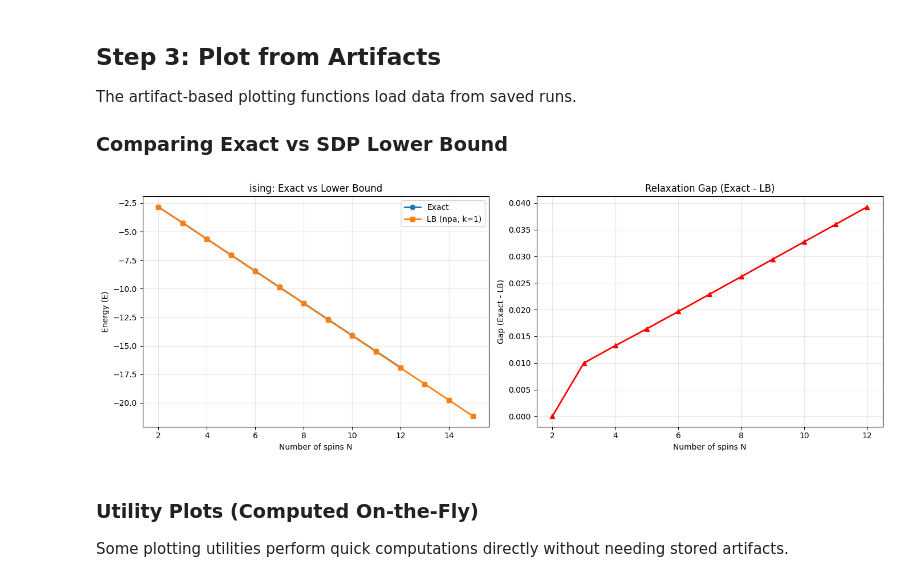
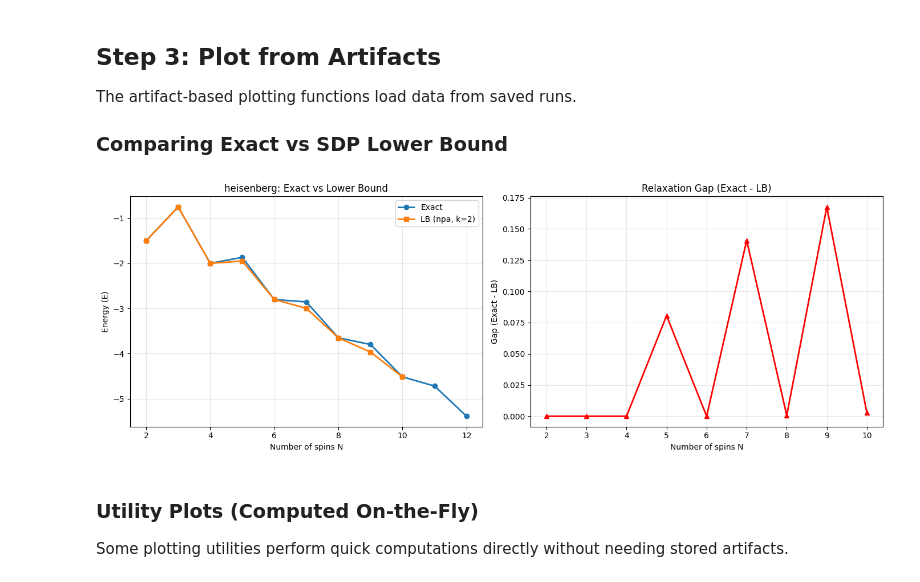
Before and after one commit to Ciscone7/OptimalMomentsNPA, a Jupyter notebook: workflow_demo.ipynb, the cells around one changed output. Saved outputs shown, nothing was run; the diff lists cells and outputs as text; code cells hidden in the pictures.

```diff
--- a/workflow_demo.ipynb
+++ b/workflow_demo.ipynb
@@ -89,17 +75,17 @@ The artifact-based plotting functions load data from saved runs.
 # %%
 # Plot exact vs NPA lower bound for the Ising model
 # Uses parameter-based lookup to find matching artifacts
 from plots import plot_exact_vs_lb
 
 _ = plot_exact_vs_lb(
-    model="ising",
-    model_params={"J": 1.0, "h": 0.7, "k": 0.3},
+    model="heisenberg",
+    model_params={}, #{"J": 1.0, "h": 0.7, "k": 0.3},
     boundary="periodic",
-    npa_level=1,
+    npa_level=2,
     lb_basis="npa",
 )
 # %% [output]
-[figure, old version]
+[figure, new version]
 # %% [markdown]
 ### Utility Plots (Computed On-the-Fly)
 
```
Also changed, not shown: parts of 9 cells of this notebook, 5 other files.
